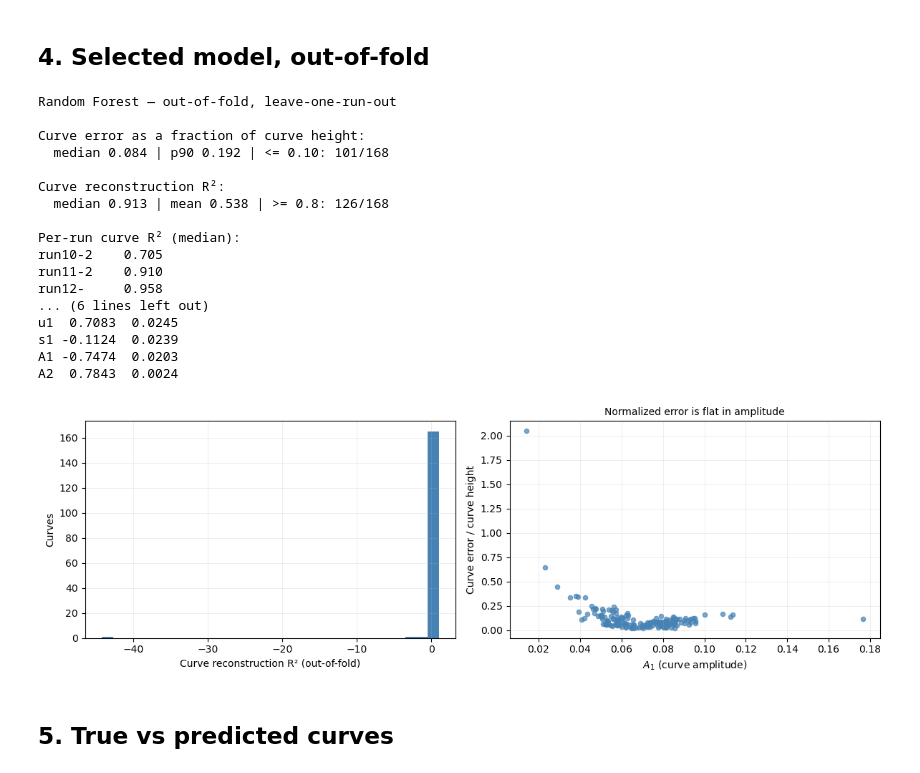
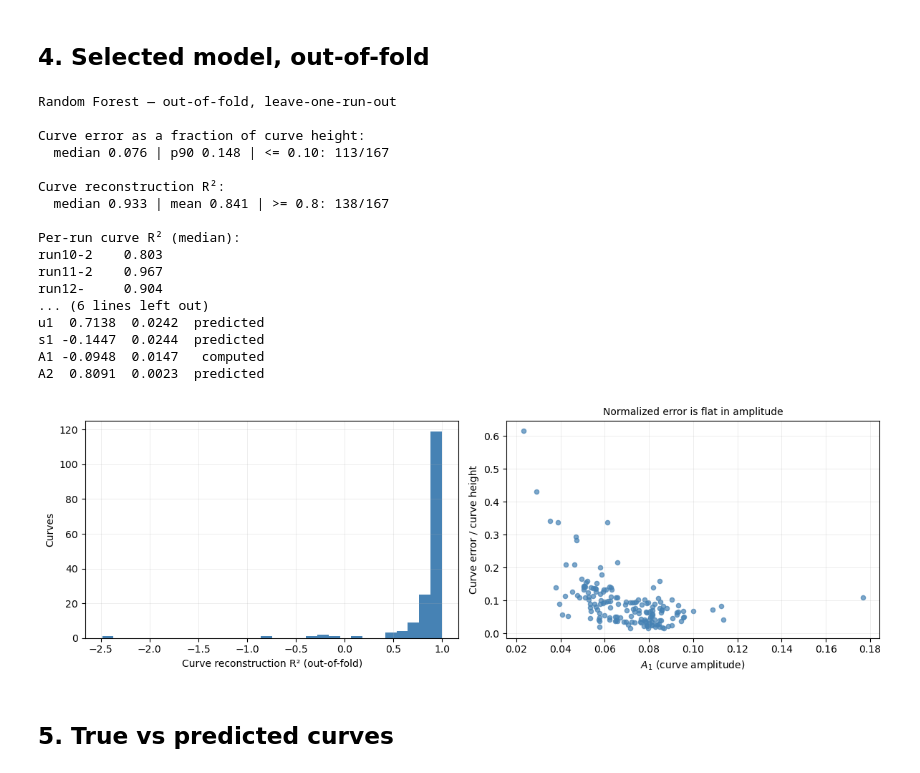
Before and after one commit to jdmazz/OER-ML-paper, a Jupyter notebook: ml_djdv.ipynb, the cells around one changed output. Cells and saved outputs as stored; diff of their text form; code cells hidden in the pictures.

```diff
--- a/ml_djdv.ipynb
+++ b/ml_djdv.ipynb
@@ -119,12 +171,6 @@ def curve_scores(P_pred):
 
 def curve_nrmse(P_pred):
     """Curve RMSE as a fraction of the measured curve's own height.
-
-    R2 punishes low-amplitude curves regardless of how close the shape
-    is, because their total variance is small. Normalizing the error by
-    each curve's peak-to-peak height removes that and gives a metric
-    that means the same thing at every amplitude, so it is what model
-    selection uses.
     """
     out = []
     for i, (V, y) in enumerate(curves):
@@ -135,16 +181,27 @@ def curve_nrmse(P_pred):
     return np.array(out)
 
 
+def a1_scale(train_idx):
+    """Least-squares c in A1 = c/(R*A), fitted on training rows only."""
+    s_tr = sat[train_idx]
+    return float((P_true[train_idx, A1_IDX] * s_tr).sum() / (s_tr ** 2).sum())
+
+
 def out_of_fold(estimator, cv, use_groups=True):
-    """Out-of-fold parameter predictions under the given CV scheme."""
-    P = np.zeros_like(Y)
-    splits = (
-        cv.split(X, Y, groups) if use_groups else cv.split(X)
-    )
+    """Out-of-fold full parameter vectors.
+
+    The five composition-governed parameters come from the model; A1 is
+    computed from the held-out spot's own resistance, using a scale
+    factor calibrated on the training rows.
+    """
+    P = np.zeros_like(P_true)
+    other = [PARAM_COLS.index(c) for c in Y_COLS]
+    splits = cv.split(X, Y, groups) if use_groups else cv.split(X)
     for train_idx, test_idx in splits:
         est = estimator
         est.fit(X[train_idx], Y[train_idx])
-        P[test_idx] = est.predict(X[test_idx])
+        P[np.ix_(test_idx, other)] = est.predict(X[test_idx])
+        P[test_idx, A1_IDX] = a1_scale(train_idx) * sat[test_idx]
     return P
 
 
@@ -236,49 +293,53 @@ print('  median {:.3f} | mean {:.3f} | >= 0.8: {}/{}'.format(
     int((curve_r2 >= 0.8).sum()), len(curve_r2),
 ))
 print('\nPer-run curve R² (median):')
 print(pd.Series(curve_r2, index=groups).groupby(level=0).median().round(3)
       .to_string())
 
-print('\nPer-parameter out-of-fold scores:')
+print('\nPer-parameter out-of-fold scores '
+      '(A1 computed from R, the rest predicted):')
 per_param = pd.DataFrame({
-    'R2': [r2_score(Y[:, j], P_best[:, j]) for j in range(len(Y_COLS))],
-    'MAE': [mean_absolute_error(Y[:, j], P_best[:, j])
-            for j in range(len(Y_COLS))],
-}, index=Y_COLS)
+    'R2': [r2_score(P_true[:, j], P_best[:, j])
+           for j in range(len(PARAM_COLS))],
+    'MAE': [mean_absolute_error(P_true[:, j], P_best[:, j])
+            for j in range(len(PARAM_COLS))],
+    'source': ['computed' if c == 'A1' else 'predicted' for c in PARAM_COLS],
+}, index=PARAM_COLS)
 print(per_param.round(4).to_string())
 
 fig, axes = plt.subplots(1, 2, figsize=(12, 4))
 axes[0].hist(curve_r2, bins=30, color='steelblue')
 axes[0].set_xlabel('Curve reconstruction R² (out-of-fold)')
 axes[0].set_ylabel('Curves')
-axes[1].scatter(Y[:, 4], curve_err, s=20, alpha=0.7, color='steelblue')
+axes[1].scatter(P_true[:, A1_IDX], curve_err, s=20, alpha=0.7,
+                color='steelblue')
 axes[1].set_xlabel('$A_1$ (curve amplitude)')
 axes[1].set_ylabel('Curve error / curve height')
 axes[1].set_title('Normalized error is flat in amplitude', fontsize=10)
 for ax in axes:
     ax.grid(alpha=0.3)
 plt.tight_layout()
 plt.savefig('images/djdv_curve_r2.png', dpi=200, bbox_inches='tight')
 plt.show()
 # %% [output]
 Random Forest — out-of-fold, leave-one-run-out
 
 Curve error as a fraction of curve height:
-  median 0.084 | p90 0.192 | <= 0.10: 101/168
+  median 0.076 | p90 0.148 | <= 0.10: 113/167
 
 Curve reconstruction R²:
-  median 0.913 | mean 0.538 | >= 0.8: 126/168
+  median 0.933 | mean 0.841 | >= 0.8: 138/167
 
 Per-run curve R² (median):
-run10-2    0.705
-run11-2    0.910
-run12-     0.958
+run10-2    0.803
+run11-2    0.967
+run12-     0.904
 ... (6 lines left out)
-u1  0.7083  0.0245
-s1 -0.1124  0.0239
-A1 -0.7474  0.0203
-A2  0.7843  0.0024
+u1  0.7138  0.0242  predicted
+s1 -0.1447  0.0244  predicted
+A1 -0.0948  0.0147   computed
+A2  0.8091  0.0023  predicted
-[figure, old version]
+[figure, new version]
 # %% [markdown]
 ## 5. True vs predicted curves
 # %%
```
Also changed, not shown: parts of 9 cells of this notebook, 8 other files.
